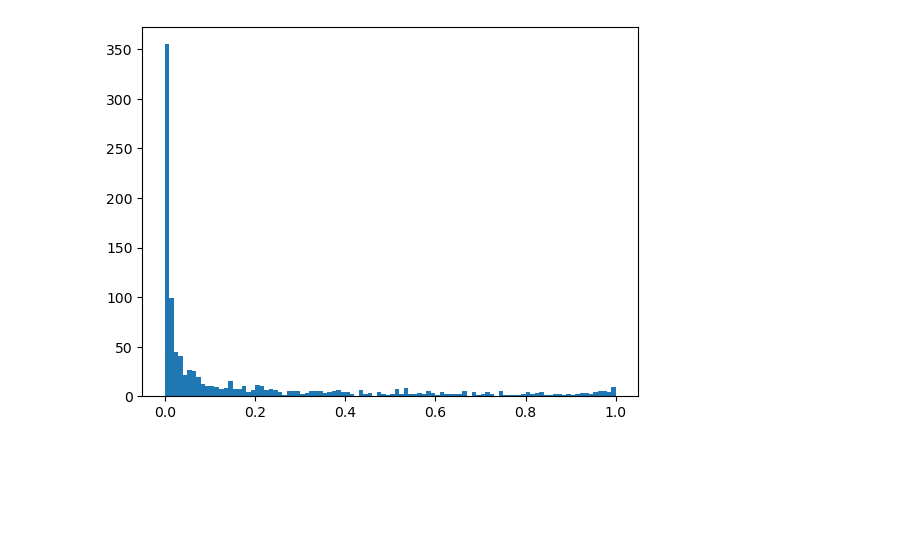
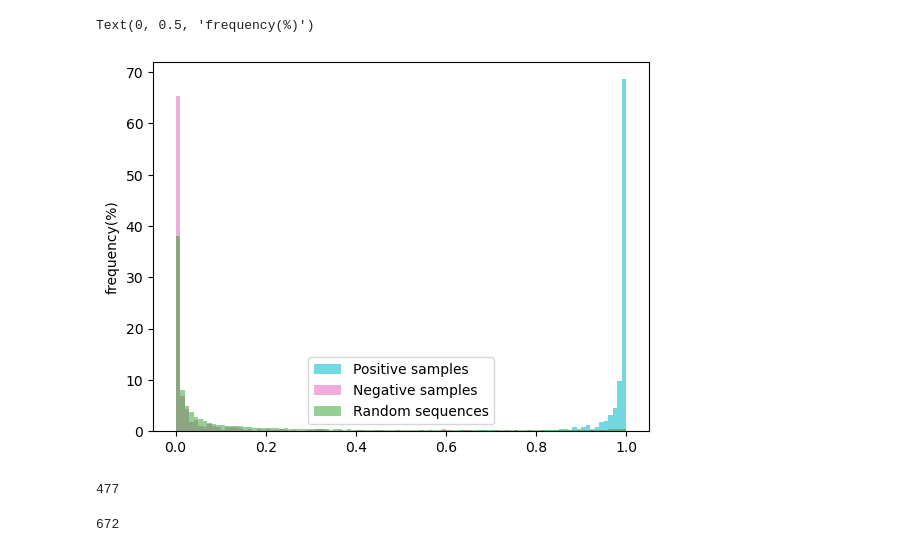
Before and after one commit to Rachel-Lyu/ml_class_project, a Jupyter notebook: visualize.ipynb, the cells around one changed output. Saved outputs shown, nothing was run; the diff lists cells and outputs as text; code cells hidden in the pictures; blank space fills up the shorter version.

```diff
--- a/visualize.ipynb
+++ b/visualize.ipynb
@@ -13,4 +5,37 @@ plt.hist(pd.read_csv('/home/mleone2/ml_class_project/results/Pos.txt',header=Non
-# %%
-plt.hist(pd.read_csv('/home/mleone2/ml_class_project/results/random_seqs_test_predictions.txt',header=None).iloc[:, 0], bins=100);
-# %% [output]
-[figure, removed]
+# %%
+fnm_Pos = ['/home/mleone2/ml_class_project/results/fold' + str(i) + '_trainPos_1000result.txt' for i in range(1, 6)]
+fnm_Neg10x = ['/home/mleone2/ml_class_project/results/fold' + str(i) + '_trainNeg10x_1000result.txt' for i in range(1, 6)]
+fnm_random = ['/home/mleone2/ml_class_project/results/random_seqs_test' + str(i) + '_predictions_10000result.txt' for i in range(1, 6)]
+# %%
+arr_Pos = np.array([])
+arr_Neg10x = np.array([])
+arr_random = np.array([])
+for fnm in fnm_Pos:
+    with open(fnm, 'r') as inp:
+        for line in inp:
+            arr_Pos = np.append(arr_Pos, float(line.strip()))
+for fnm in fnm_Neg10x:
+    with open(fnm, 'r') as inp:
+        for line in inp:
+            arr_Neg10x = np.append(arr_Neg10x, float(line.strip()))
+for fnm in fnm_random:
+    with open(fnm, 'r') as inp:
+        for line in inp:
+            arr_random = np.append(arr_random, float(line.strip()))
+# %%
+plt.hist(arr_Pos, bins=100, weights=np.zeros_like(arr_Pos) + 100 / len(arr_Pos), label = 'Positive samples', alpha = 0.6, color = 'tab:cyan');
+plt.hist(arr_Neg10x, bins=100, weights=np.zeros_like(arr_Neg10x) + 100 / len(arr_Neg10x), label = 'Negative samples', alpha = 0.6, color = 'tab:pink');
+plt.hist(arr_random, bins=100, weights=np.zeros_like(arr_random) + 100 / len(arr_random), label = 'Random sequences', alpha = 0.5, color = 'tab:green');
+plt.legend()
+plt.ylabel('frequency(%)')
+# %% [output]
+Text(0, 0.5, 'frequency(%)')
+[figure, added]
+# %%
+len(np.where(arr_random>0.98)[0])
+# %% [output]
+477
+# %%
+len(np.where(arr_random<0.00001)[0])
+# %% [output]
+672
```
Also changed, not shown: parts of 32 cells of this notebook, 8 other files.
